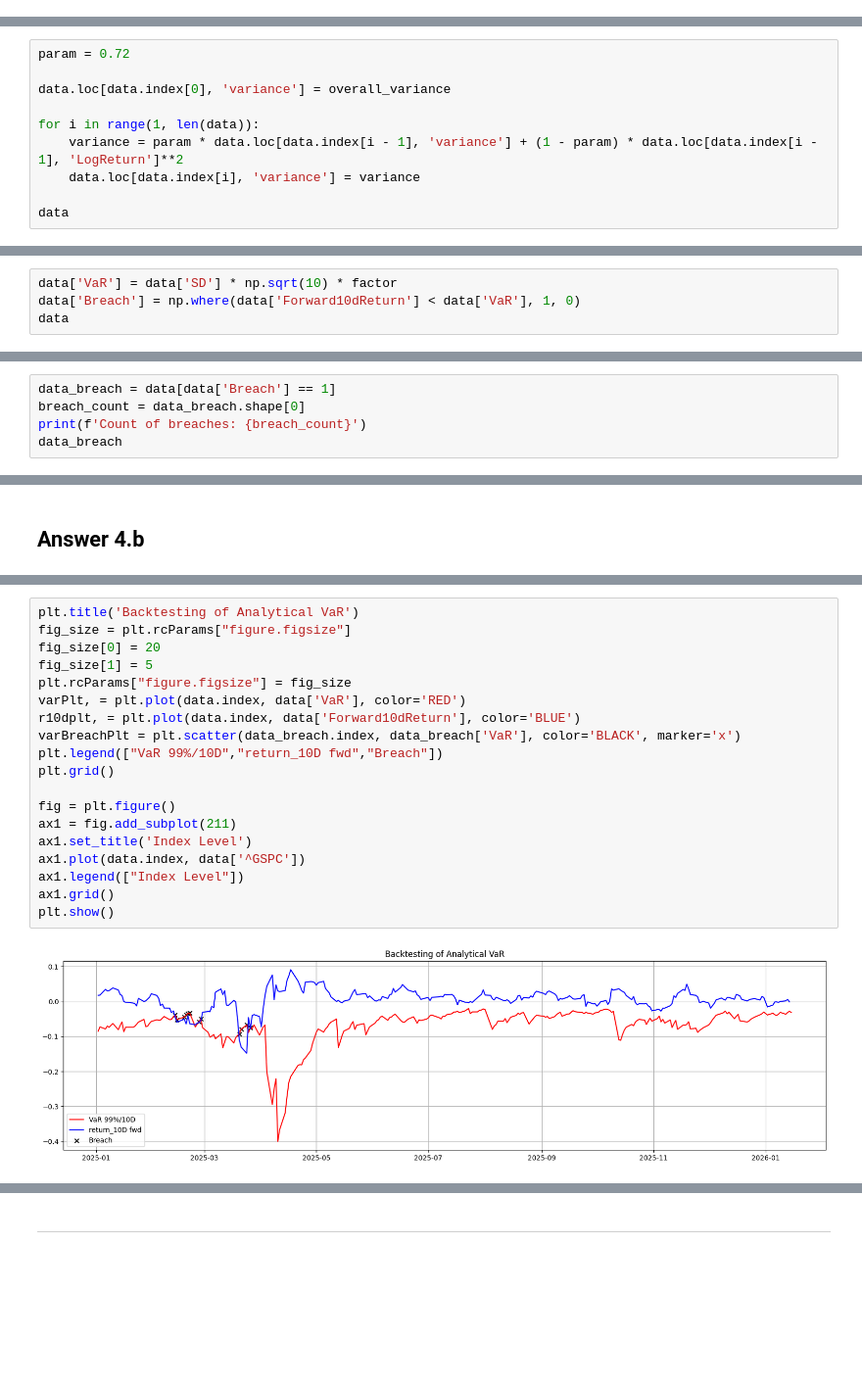
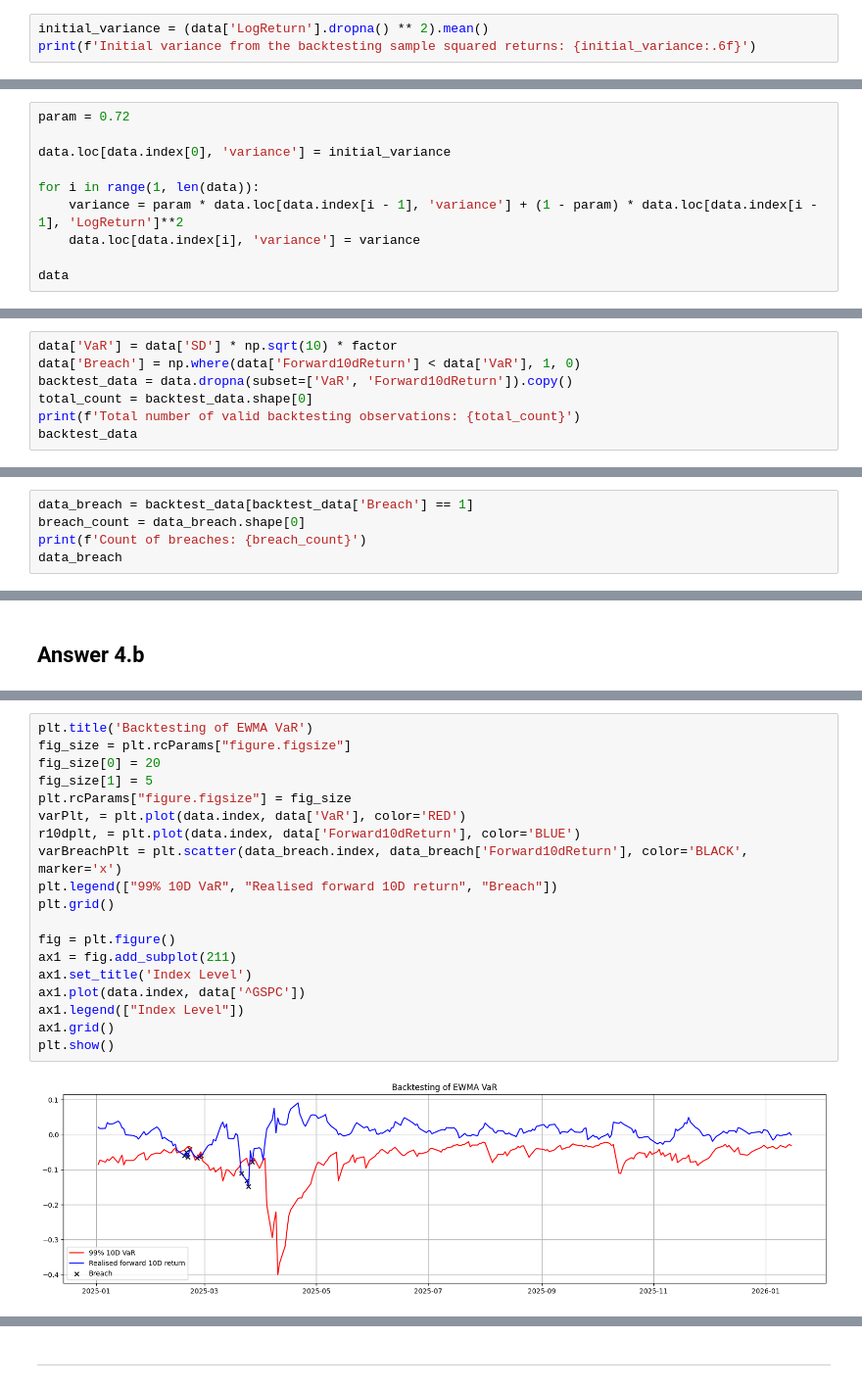
Before and after one commit to xption/CQFLearning, a Jupyter notebook: Exam1/all.ipynb, the cells around one changed output, grey strips where cells are left out. Shown at 98% size. Saved outputs shown, nothing was run; the diff lists cells and outputs as text; blank space fills up the shorter version.

```diff
--- a/Exam1/all.ipynb
+++ b/Exam1/all.ipynb
@@ -812,0 +845,3 @@ Overall variance of log returns: 0.000133
+# %%
+initial_variance = (data['LogReturn'].dropna() ** 2).mean()
+print(f'Initial variance from the backtesting sample squared returns: {initial_variance:.6f}')
@@ -817,7 +855,7 @@ $$\sigma_{t+1|t}^2 = \lambda\sigma_{t|t-1}^2 + (1-\lambda)r_t^2$$
 # %%
 param = 0.72
 
-data.loc[data.index[0], 'variance'] = overall_variance
+data.loc[data.index[0], 'variance'] = initial_variance
 
 for i in range(1, len(data)):
     variance = param * data.loc[data.index[i - 1], 'variance'] + (1 - param) * data.loc[data.index[i - 1], 'LogReturn']**2
@@ -862,5 +900,8 @@ Compute the VaR series and the breach indicator.
 # %%
 data['VaR'] = data['SD'] * np.sqrt(10) * factor
 data['Breach'] = np.where(data['Forward10dReturn'] < data['VaR'], 1, 0)
-data
+backtest_data = data.dropna(subset=['VaR', 'Forward10dReturn']).copy()
+total_count = backtest_data.shape[0]
+print(f'Total number of valid backtesting observations: {total_count}')
+backtest_data
 # %% [output]
@@ -883,5 +925,5 @@ Extract the rows corresponding to breaches.
 # %%
-data_breach = data[data['Breach'] == 1]
+data_breach = backtest_data[backtest_data['Breach'] == 1]
 breach_count = data_breach.shape[0]
 print(f'Count of breaches: {breach_count}')
 data_breach
@@ -924,24 +961,24 @@ The breaches are additionally marked with black crosses at the dates where the r
 # %%
-plt.title('Backtesting of Analytical VaR')
+plt.title('Backtesting of EWMA VaR')
 fig_size = plt.rcParams["figure.figsize"]
 fig_size[0] = 20
 fig_size[1] = 5
 plt.rcParams["figure.figsize"] = fig_size
 varPlt, = plt.plot(data.index, data['VaR'], color='RED')
 r10dplt, = plt.plot(data.index, data['Forward10dReturn'], color='BLUE')
-varBreachPlt = plt.scatter(data_breach.index, data_breach['VaR'], color='BLACK', marker='x')
-plt.legend(["VaR 99%/10D","return_10D fwd","Breach"])
+varBreachPlt = plt.scatter(data_breach.index, data_breach['Forward10dReturn'], color='BLACK', marker='x')
+plt.legend(["99% 10D VaR", "Realised forward 10D return", "Breach"])
 plt.grid()
 
 fig = plt.figure()
 ax1 = fig.add_subplot(211)
 ax1.set_title('Index Level')
 ax1.plot(data.index, data['^GSPC'])
 ax1.legend(["Index Level"])
 ax1.grid()
 plt.show()
 # %% [output]
-[figure, old version]
+[figure, new version]
 [figure]
 # %% [markdown]
 ---
```
Also changed, not shown: parts of 58 cells of this notebook.
